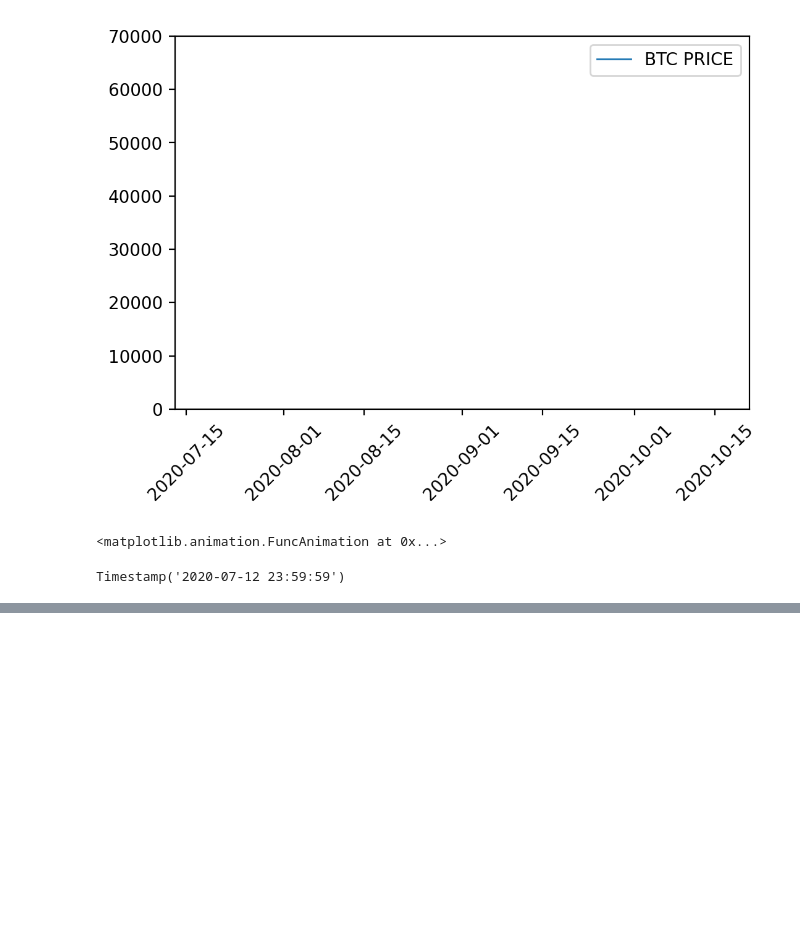
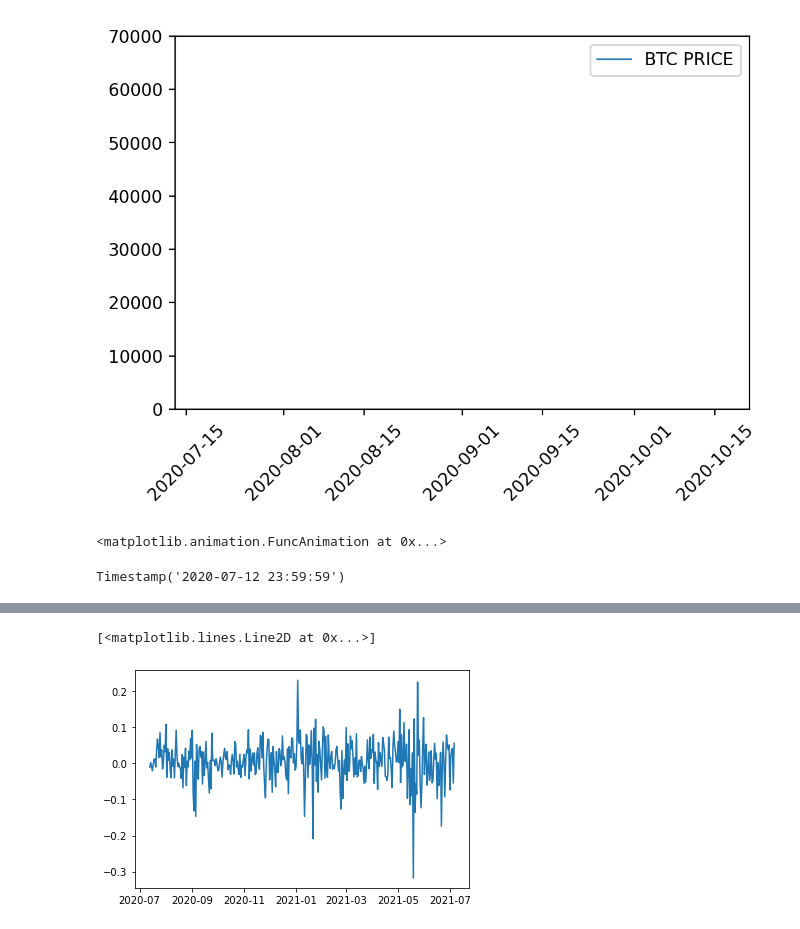
Before and after one commit to DataTortuga/crypto-pair-trade-analysis, a Jupyter notebook: BTC-ETH-Pair-Trade/BTC-ETH-Pair-Trade2.ipynb, the cells around one changed output, grey strips where cells are left out. Saved outputs shown, nothing was run; the diff lists cells and outputs as text; code cells hidden in the pictures; blank space fills up the shorter version.

```diff
--- a/BTC-ETH-Pair-Trade/BTC-ETH-Pair-Trade2.ipynb
+++ b/BTC-ETH-Pair-Trade/BTC-ETH-Pair-Trade2.ipynb
@@ -165,3 +254,8 @@ Timestamp('2020-07-12 23:59:59')
+# %%
+plt.plot(log_close_eth.index[:-1],spread_eth)
+# %% [output]
+[<matplotlib.lines.Line2D at 0x...>]
+[figure, added]
 # %%
 import statsmodels.api as sm
 import statsmodels.tsa.stattools as ts
```
Also changed, not shown: parts of 12 cells of this notebook.
